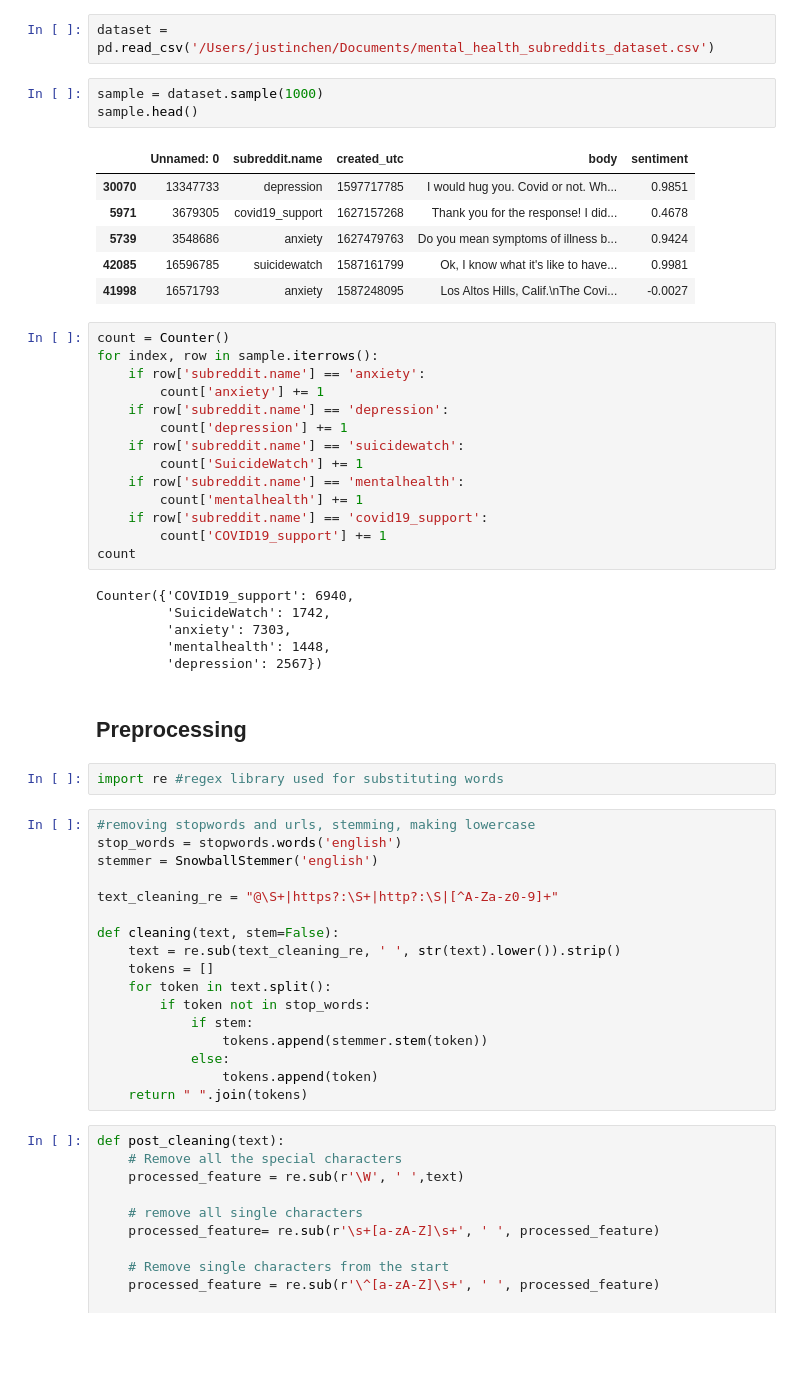
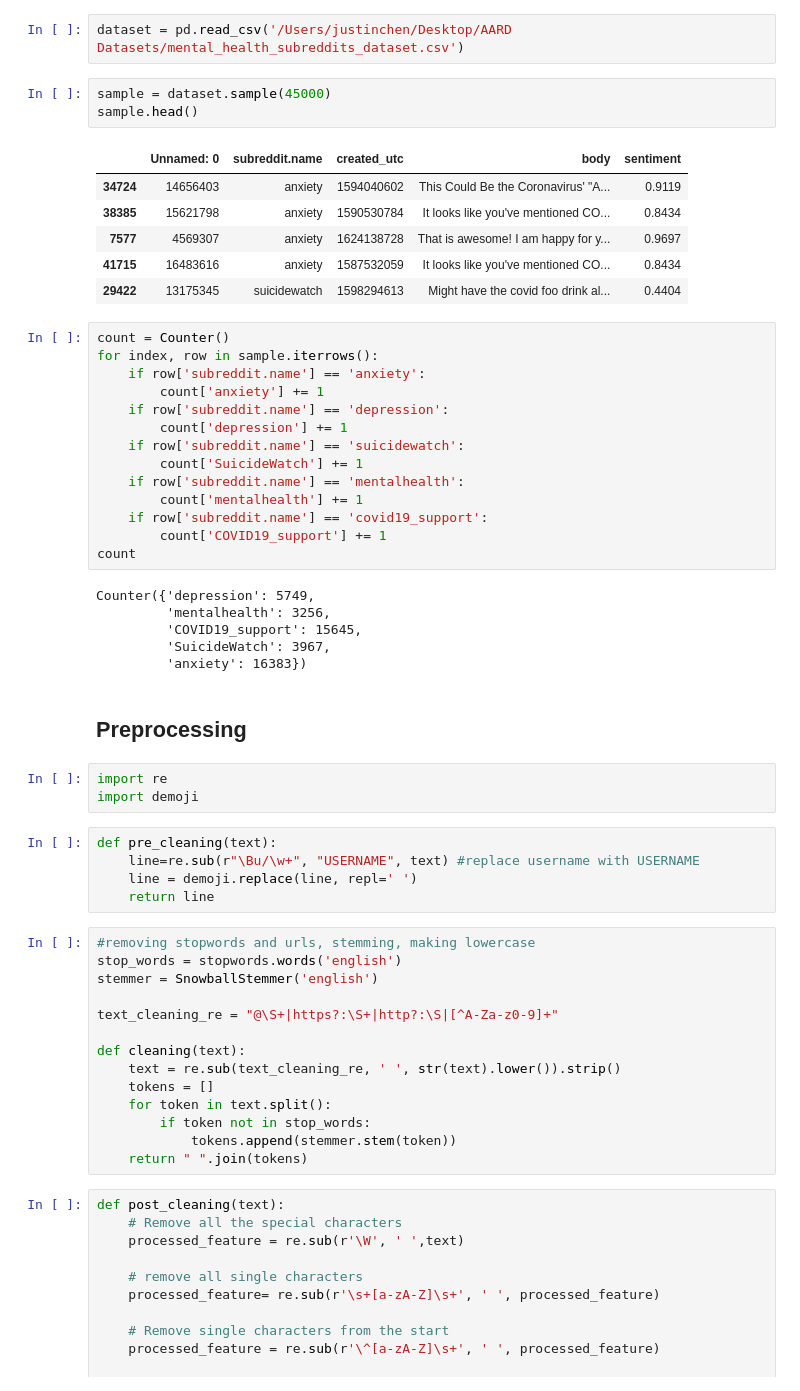
Before and after one commit to j-chen005/COVID19-Mental-Health-Analysis, a Jupyter notebook: Decision Trees Model COVID.ipynb, the cells around one changed output. Drawn from its saved outputs; the diff is of its cells as text; blank space fills up the shorter version.

```diff
--- a/Decision Trees Model COVID.ipynb
+++ b/Decision Trees Model COVID.ipynb
@@ -35,15 +16,15 @@ Requirement already satisfied: graphviz in /Users/justinchen/opt/anaconda3/lib/p
 # %%
-dataset = pd.read_csv('/Users/justinchen/Documents/mental_health_subreddits_dataset.csv')
+dataset = pd.read_csv('/Users/justinchen/Desktop/AARD Datasets/mental_health_subreddits_dataset.csv')
 # %%
-sample = dataset.sample(1000)
+sample = dataset.sample(45000)
 sample.head()
 # %% [output]
 |  | Unnamed: 0 | subreddit.name | created_utc | body | sentiment |
-| 30070 | 13347733 | depression | 1597717785 | I would hug you. Covid or not. Wh... | 0.9851 |
-| 5971 | 3679305 | covid19_support | 1627157268 | Thank you for the response! I did... | 0.4678 |
-| 5739 | 3548686 | anxiety | 1627479763 | Do you mean symptoms of illness b... | 0.9424 |
-| 42085 | 16596785 | suicidewatch | 1587161799 | Ok, I know what it's like to have... | 0.9981 |
-| 41998 | 16571793 | anxiety | 1587248095 | Los Altos Hills, Calif.\nThe Covi... | -0.0027 |
+| 34724 | 14656403 | anxiety | 1594040602 | This Could Be the Coronavirus' "A... | 0.9119 |
+| 38385 | 15621798 | anxiety | 1590530784 | It looks like you've mentioned CO... | 0.8434 |
+| 7577 | 4569307 | anxiety | 1624138728 | That is awesome! I am happy for y... | 0.9697 |
+| 41715 | 16483616 | anxiety | 1587532059 | It looks like you've mentioned CO... | 0.8434 |
+| 29422 | 13175345 | suicidewatch | 1598294613 | Might have the covid foo drink al... | 0.4404 |
 # %%
 count = Counter()
 for index, row in sample.iterrows():
@@ -59,15 +40,21 @@ for index, row in sample.iterrows():
         count['COVID19_support'] += 1
 count
 # %% [output]
-Counter({'COVID19_support': 6940,
-         'SuicideWatch': 1742,
-         'anxiety': 7303,
-         'mentalhealth': 1448,
-         'depression': 2567})
+Counter({'depression': 5749,
+         'mentalhealth': 3256,
+         'COVID19_support': 15645,
+         'SuicideWatch': 3967,
+         'anxiety': 16383})
 # %% [markdown]
 ## Preprocessing
-# %%
-import re #regex library used for substituting words
+# %%
+import re
+import demoji
+# %%
+def pre_cleaning(text):
+    line=re.sub(r"\Bu/\w+", "USERNAME", text) #replace username with USERNAME
+    line = demoji.replace(line, repl=' ')
+    return line
 # %%
 #removing stopwords and urls, stemming, making lowercase
 stop_words = stopwords.words('english')
@@ -75,15 +62,12 @@ stemmer = SnowballStemmer('english')
 
 text_cleaning_re = "@\S+|https?:\S+|http?:\S|[^A-Za-z0-9]+"
 
-def cleaning(text, stem=False):
+def cleaning(text):
     text = re.sub(text_cleaning_re, ' ', str(text).lower()).strip()
     tokens = []
     for token in text.split():
         if token not in stop_words:
-            if stem:
-                tokens.append(stemmer.stem(token))
-            else:
-                tokens.append(token)
+            tokens.append(stemmer.stem(token))
     return " ".join(tokens)
 # %%
 def post_cleaning(text):
```
Also changed, not shown: parts of 12 cells of this notebook.
